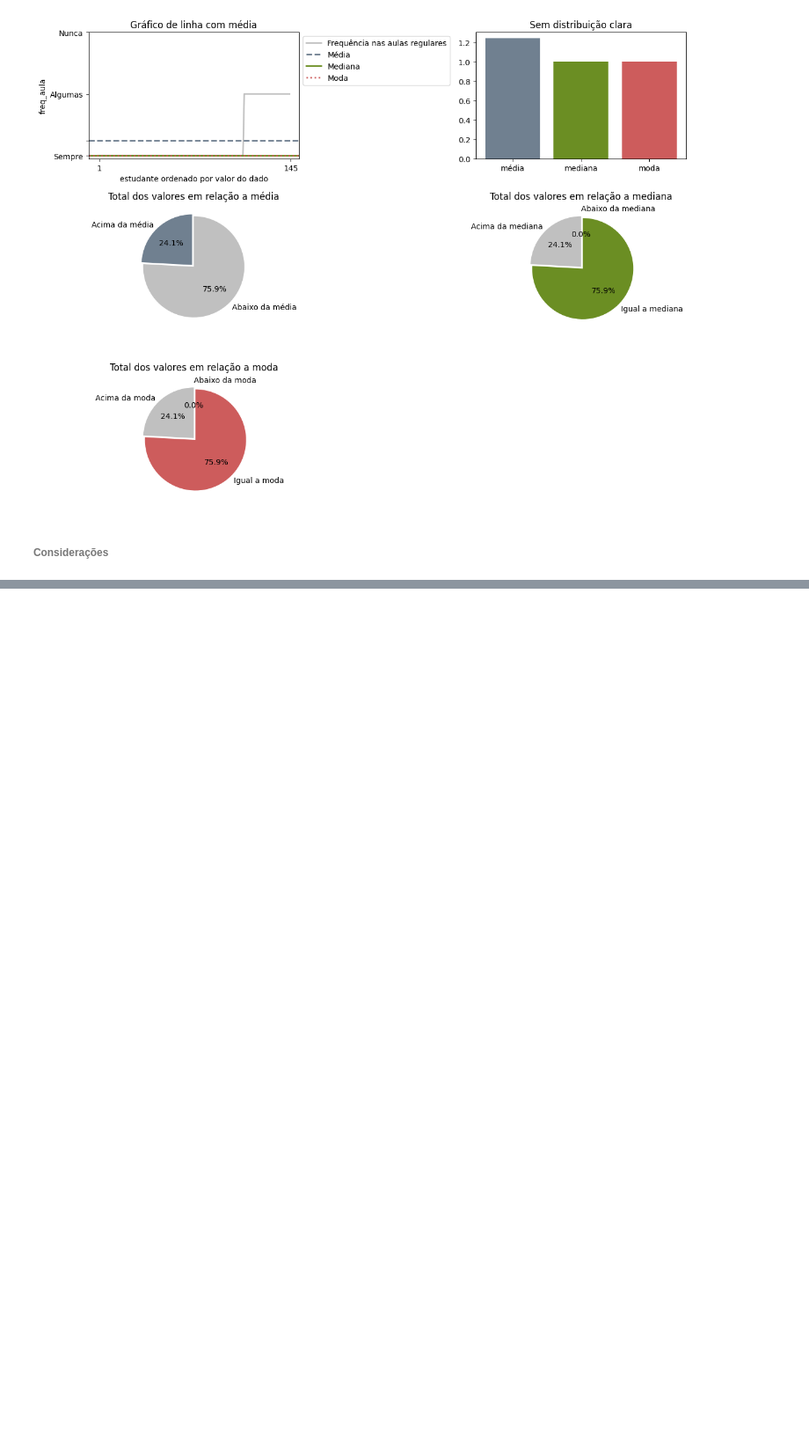
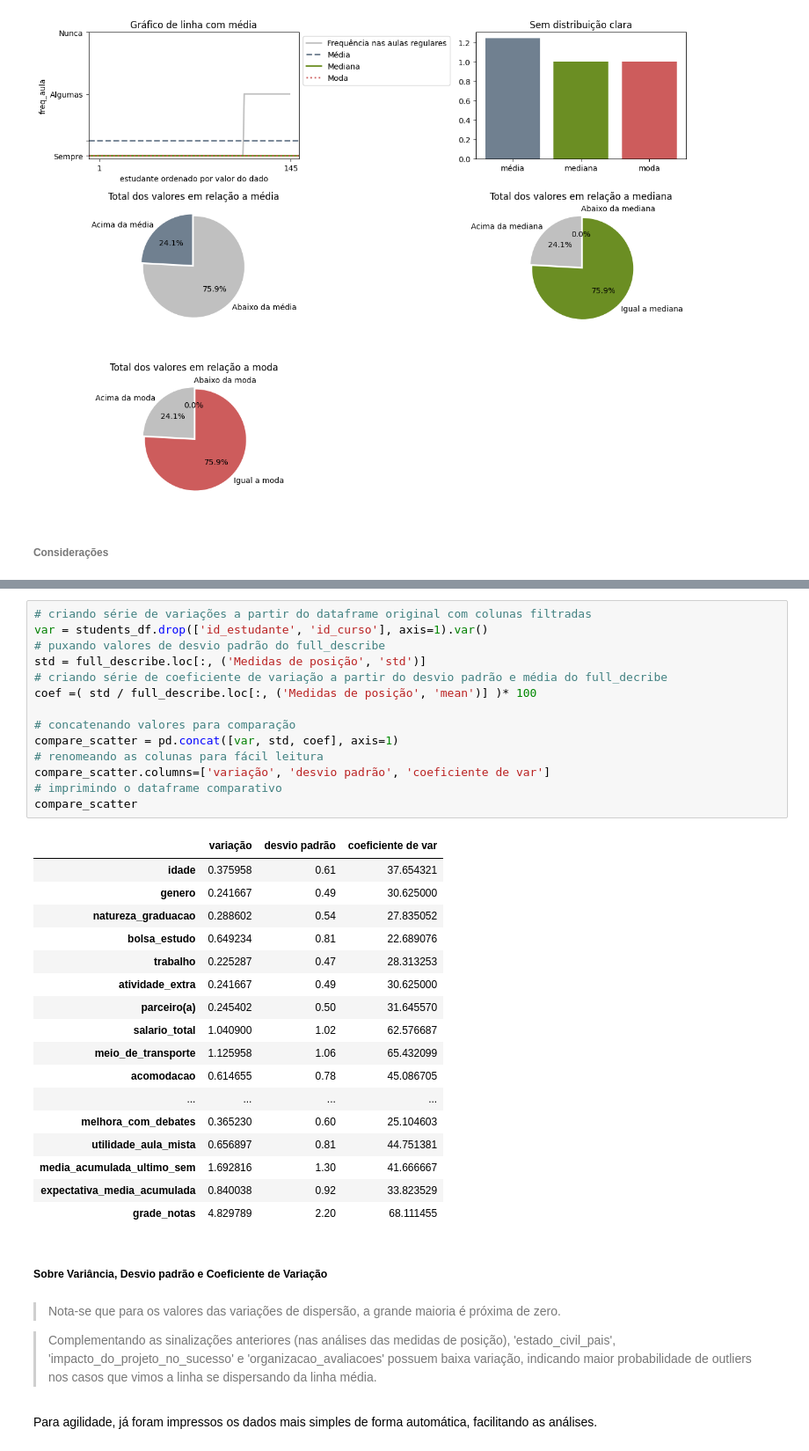
Before and after one commit to IqueMoraes/mvp_analise_exploratoria_e_pre_processamento, a Jupyter notebook: MVP_.ipynb, the cells around one changed output, grey strips where cells are left out. Shown at 88% size. Cells and saved outputs as stored; diff of their text form; blank space fills up the shorter version.

```diff
--- a/MVP_.ipynb
+++ b/MVP_.ipynb
@@ -772,0 +787,40 @@ plot_position_graphic('freq_aula')
+# %%
+# criando série de variações a partir do dataframe original com colunas filtradas
+var = students_df.drop(['id_estudante', 'id_curso'], axis=1).var()
+# puxando valores de desvio padrão do full_describe
+std = full_describe.loc[:, ('Medidas de posição', 'std')]
+# criando série de coeficiente de variação a partir do desvio padrão e média do full_decribe
+coef =( std / full_describe.loc[:, ('Medidas de posição', 'mean')] )* 100
+
+# concatenando valores para comparação
+compare_scatter = pd.concat([var, std, coef], axis=1)
+# renomeando as colunas para fácil leitura
+compare_scatter.columns=['variação', 'desvio padrão', 'coeficiente de var']
+# imprimindo o dataframe comparativo
+compare_scatter
+# %% [output]
+|  | variação | desvio padrão | coeficiente de var |
+| idade | 0.375958 | 0.61 | 37.654321 |
+| genero | 0.241667 | 0.49 | 30.625000 |
+| natureza_graduacao | 0.288602 | 0.54 | 27.835052 |
+| bolsa_estudo | 0.649234 | 0.81 | 22.689076 |
+| trabalho | 0.225287 | 0.47 | 28.313253 |
+| atividade_extra | 0.241667 | 0.49 | 30.625000 |
+| parceiro(a) | 0.245402 | 0.50 | 31.645570 |
+| salario_total | 1.040900 | 1.02 | 62.576687 |
+| meio_de_transporte | 1.125958 | 1.06 | 65.432099 |
+| acomodacao | 0.614655 | 0.78 | 45.086705 |
+| ... | ... | ... | ... |
+| melhora_com_debates | 0.365230 | 0.60 | 25.104603 |
+| utilidade_aula_mista | 0.656897 | 0.81 | 44.751381 |
+| media_acumulada_ultimo_sem | 1.692816 | 1.30 | 41.666667 |
+| expectativa_media_acumulada | 0.840038 | 0.92 | 33.823529 |
+| grade_notas | 4.829789 | 2.20 | 68.111455 |
+# %% [markdown]
+##### Sobre Variância, Desvio padrão e Coeficiente de Variação
+# %% [markdown]
+> Nota-se que para os valores das variações de dispersão, a grande maioria é próxima de zero.
+
+> Complementando as sinalizações anteriores (nas análises das medidas de posição), 'estado_civil_pais', 'impacto_do_projeto_no_sucesso' e 'organizacao_avaliacoes' possuem baixa variação, indicando maior probabilidade de outliers nos casos que vimos a linha se dispersando da linha média.
+# %% [markdown]
+Para agilidade, já foram impressos os dados mais simples de forma automática, facilitando as análises.
```
Also changed, not shown: parts of 46 cells of this notebook.
